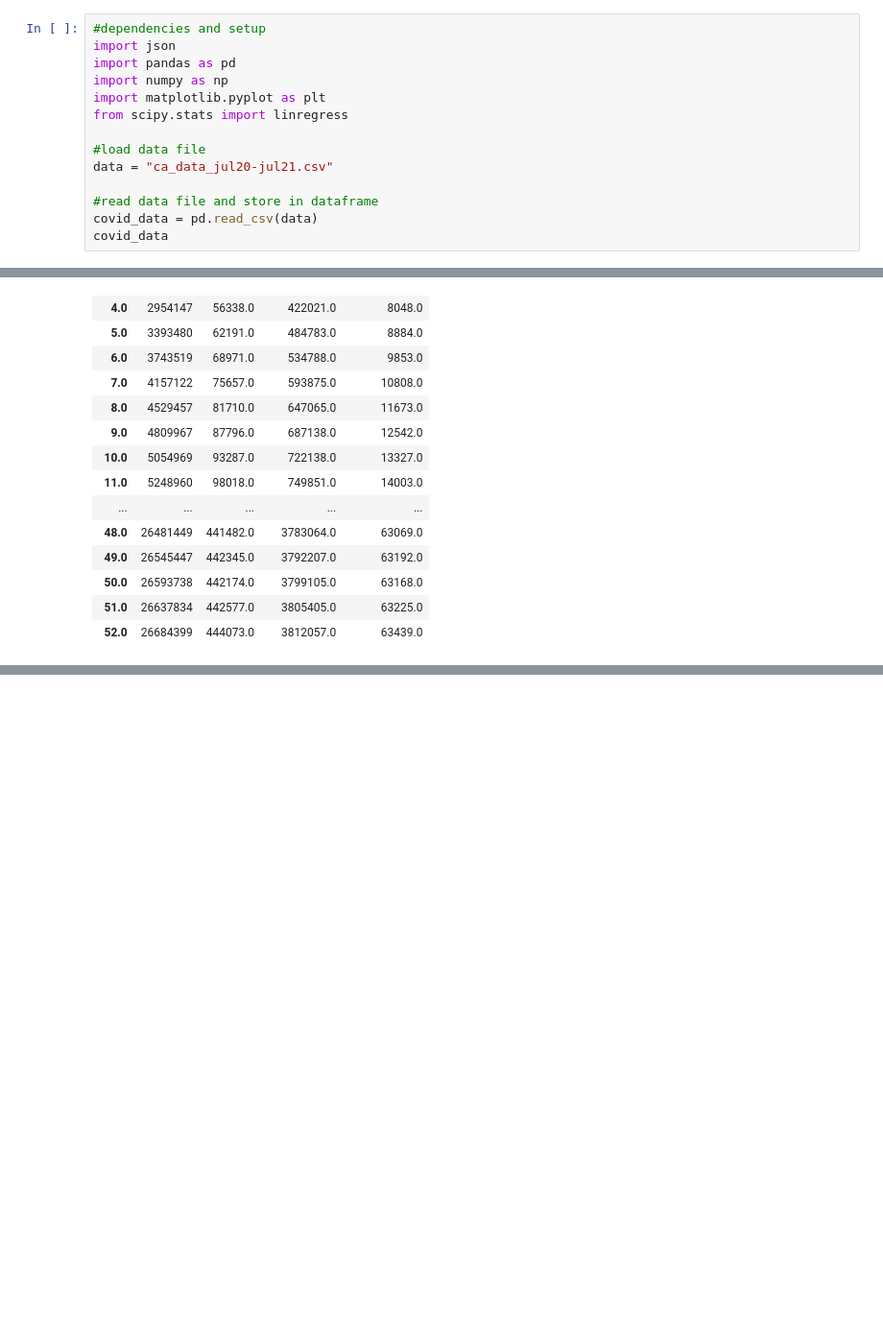
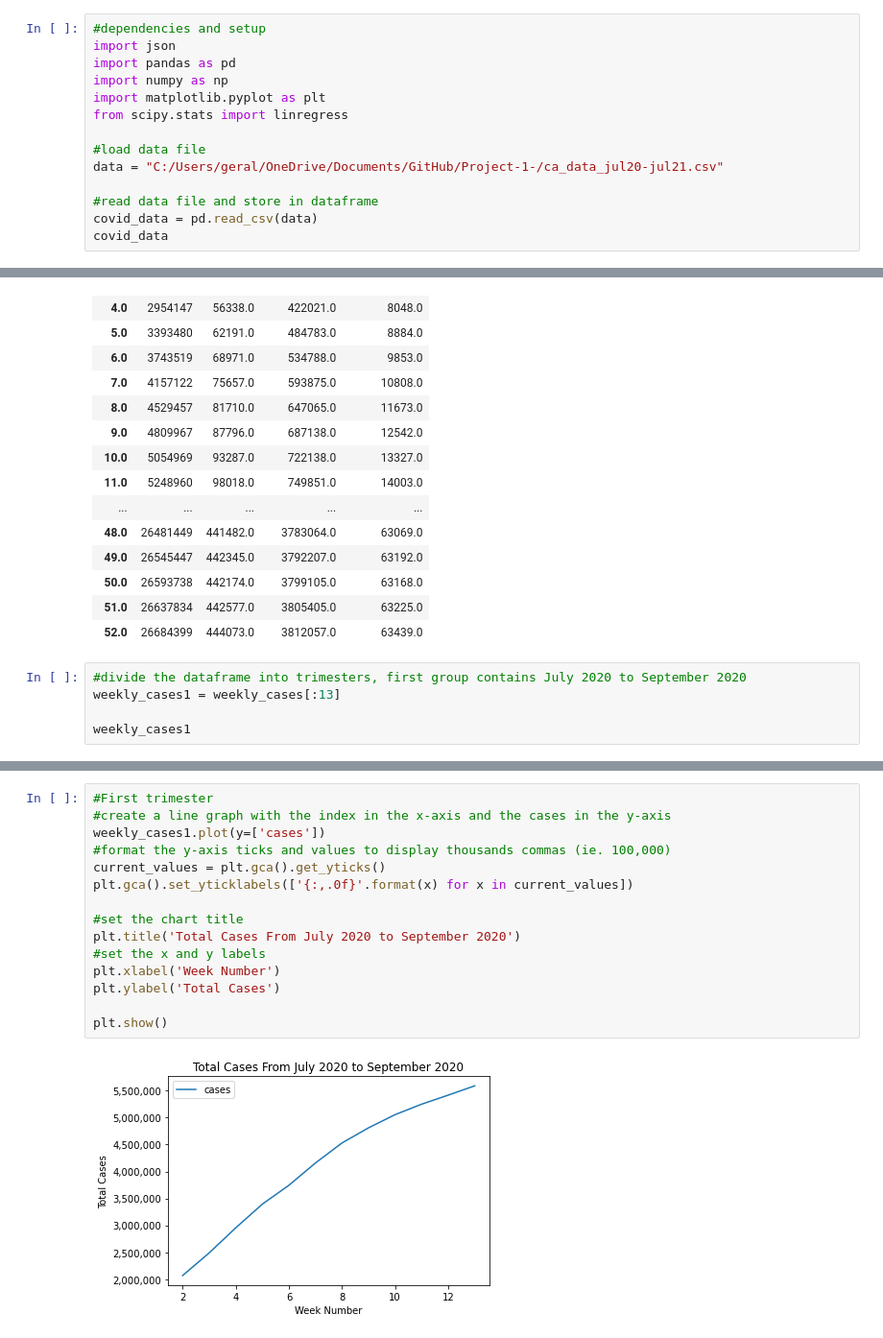
Before and after one commit to KellyStave/Project-1-, a Jupyter notebook: Weekly Analysis/Weekly Analysis.ipynb, the cells around one changed output, grey strips where cells are left out. Shown at 96% size. Drawn from its saved outputs; the diff is of its cells as text; blank space fills up the shorter version.

Commit message:
Weekly Analysis complete

```diff
--- a/Weekly Analysis/Weekly Analysis.ipynb
+++ b/Weekly Analysis/Weekly Analysis.ipynb
@@ -7,7 +34,7 @@ import matplotlib.pyplot as plt
 from scipy.stats import linregress
 
 #load data file
-data = "ca_data_jul20-jul21.csv"
+data = "C:/Users/geral/OneDrive/Documents/GitHub/Project-1-/ca_data_jul20-jul21.csv"
 
 #read data file and store in dataframe
 covid_data = pd.read_csv(data)
@@ -192,3 +219,8 @@ weekly_cases
 | 50.0 | 26593738 | 442174.0 | 3799105.0 | 63168.0 |
 | 51.0 | 26637834 | 442577.0 | 3805405.0 | 63225.0 |
 | 52.0 | 26684399 | 444073.0 | 3812057.0 | 63439.0 |
+# %%
+#divide the dataframe into trimesters, first group contains July 2020 to September 2020
+weekly_cases1 = weekly_cases[:13]
+
+weekly_cases1
@@ -210,3 +321,20 @@ plt.savefig('Total_cases.png', facecolor='white')
 plt.show()
 # %% [output]
 [figure]
+# %%
+#First trimester
+#create a line graph with the index in the x-axis and the cases in the y-axis
+weekly_cases1.plot(y=['cases'])
+#format the y-axis ticks and values to display thousands commas (ie. 100,000)
+current_values = plt.gca().get_yticks()
+plt.gca().set_yticklabels(['{:,.0f}'.format(x) for x in current_values])
+
+#set the chart title
+plt.title('Total Cases From July 2020 to September 2020')
+#set the x and y labels
+plt.xlabel('Week Number')
+plt.ylabel('Total Cases')
+
+plt.show()
+# %% [output]
+[figure, added]
```
Also changed, not shown: parts of 24 cells of this notebook, 1 other file.
